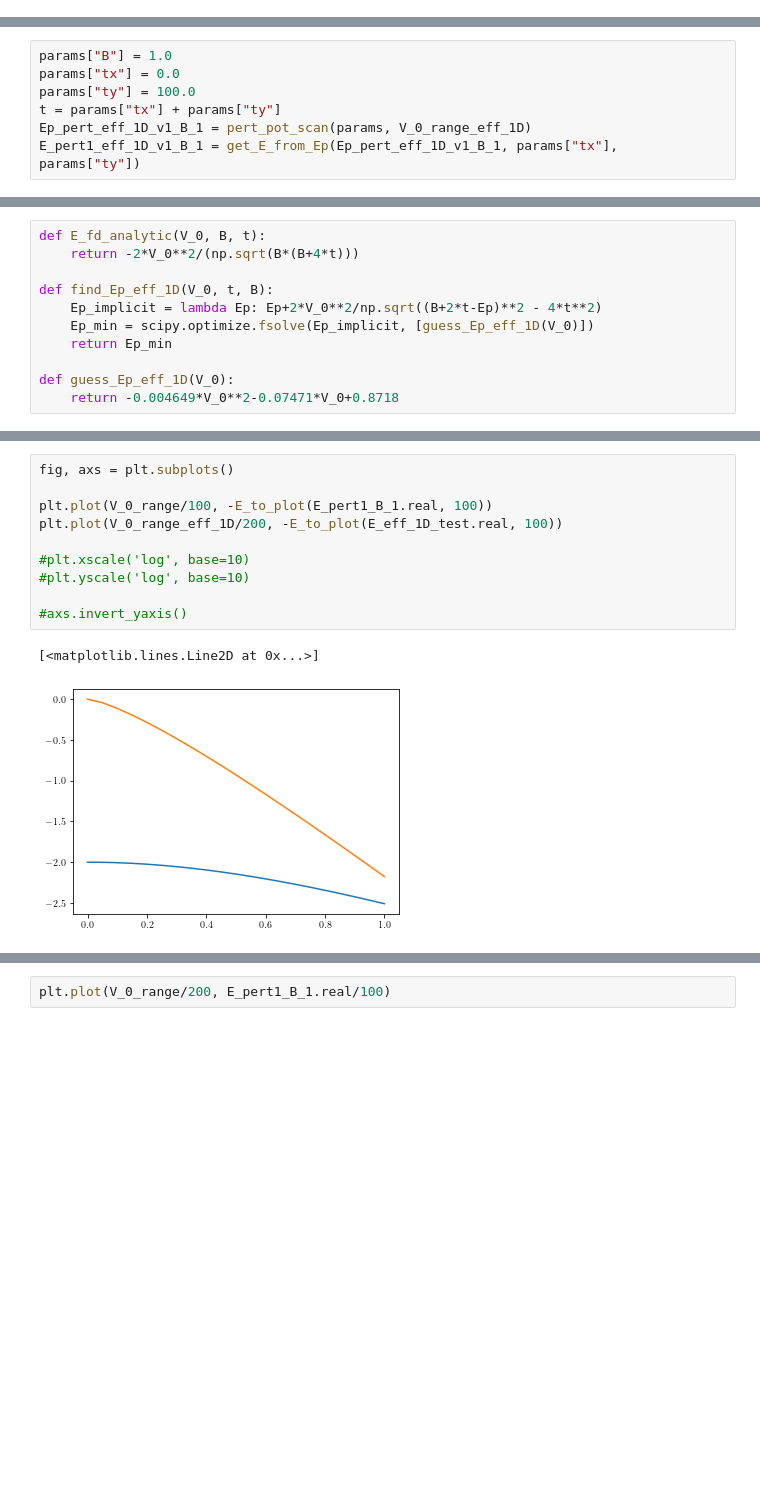
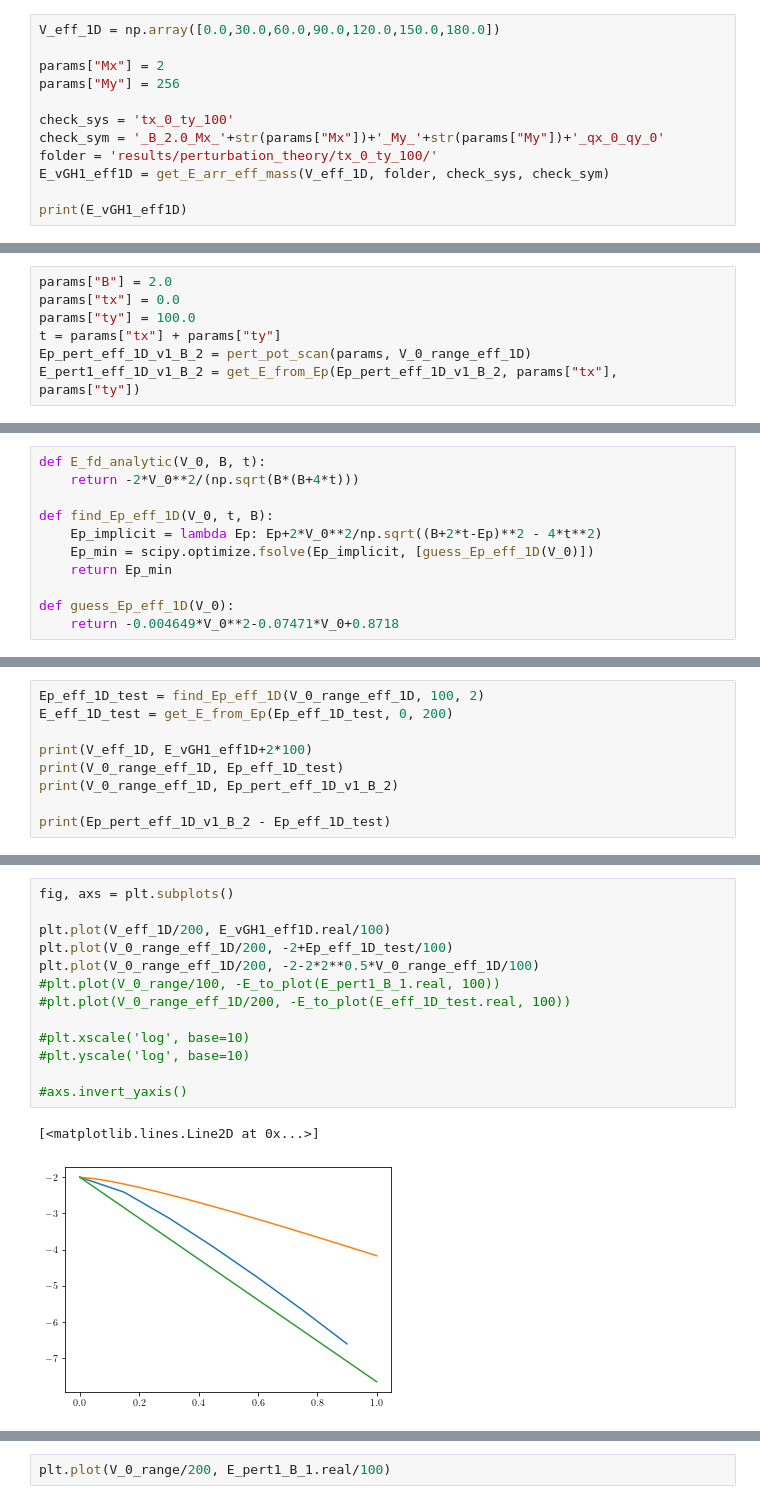
Before and after one commit to Progklui/rotor_lattice_models, a Jupyter notebook: perturbation_theory.ipynb, the cells around one changed output, grey strips where cells are left out. Cells and saved outputs as stored; diff of their text form; blank space fills up the shorter version.

Commit message:
some pert results

```diff
--- a/perturbation_theory.ipynb
+++ b/perturbation_theory.ipynb
@@ -807,0 +805,12 @@ plt.plot(V_0_eff_mass_range/t, eff_mass1_x_B_200)
+# %%
+V_eff_1D = np.array([0.0,30.0,60.0,90.0,120.0,150.0,180.0])
+
+params["Mx"] = 2
+params["My"] = 256
+
+check_sys = 'tx_0_ty_100'
+check_sym = '_B_2.0_Mx_'+str(params["Mx"])+'_My_'+str(params["My"])+'_qx_0_qy_0'
+folder = 'results/perturbation_theory/tx_0_ty_100/'
+E_vGH1_eff1D = get_E_arr_eff_mass(V_eff_1D, folder, check_sys, check_sym)
+
+print(E_vGH1_eff1D)
@@ -811,12 +839,12 @@ V_0_range2 = np.linspace(15,100,18)
 
 V_0_range_eff_1D = np.linspace(0,200,21) #np.append(V_0_range1, V_0_range2)
 # %%
-params["B"] = 1.0
+params["B"] = 2.0
 params["tx"] = 0.0
 params["ty"] = 100.0
 t = params["tx"] + params["ty"]
-Ep_pert_eff_1D_v1_B_1 = pert_pot_scan(params, V_0_range_eff_1D)
-E_pert1_eff_1D_v1_B_1 = get_E_from_Ep(Ep_pert_eff_1D_v1_B_1, params["tx"], params["ty"])
+Ep_pert_eff_1D_v1_B_2 = pert_pot_scan(params, V_0_range_eff_1D)
+E_pert1_eff_1D_v1_B_2 = get_E_from_Ep(Ep_pert_eff_1D_v1_B_2, params["tx"], params["ty"])
 # %% [output]
 Perturbative Calculations:
 V0 = 0.0 , E = 0j
@@ -851,0 +877,9 @@ E_eff_1D_test = get_E_from_Ep(Ep_eff_1D_test, params["tx"], params["ty"])
+# %%
+Ep_eff_1D_test = find_Ep_eff_1D(V_0_range_eff_1D, 100, 2)
+E_eff_1D_test = get_E_from_Ep(Ep_eff_1D_test, 0, 200)
+
+print(V_eff_1D, E_vGH1_eff1D+2*100)
+print(V_0_range_eff_1D, Ep_eff_1D_test)
+print(V_0_range_eff_1D, Ep_pert_eff_1D_v1_B_2)
+
+print(Ep_pert_eff_1D_v1_B_2 - Ep_eff_1D_test)
@@ -852,16 +904,19 @@ E_eff_1D_test = get_E_from_Ep(Ep_eff_1D_test, params["tx"], params["ty"])
 # %%
 fig, axs = plt.subplots()
 
-plt.plot(V_0_range/100, -E_to_plot(E_pert1_B_1.real, 100))
-plt.plot(V_0_range_eff_1D/200, -E_to_plot(E_eff_1D_test.real, 100))
+plt.plot(V_eff_1D/200, E_vGH1_eff1D.real/100)
+plt.plot(V_0_range_eff_1D/200, -2+Ep_eff_1D_test/100)
+plt.plot(V_0_range_eff_1D/200, -2-2*2**0.5*V_0_range_eff_1D/100)
+#plt.plot(V_0_range/100, -E_to_plot(E_pert1_B_1.real, 100))
+#plt.plot(V_0_range_eff_1D/200, -E_to_plot(E_eff_1D_test.real, 100))
 
 #plt.xscale('log', base=10)
 #plt.yscale('log', base=10)
 
 #axs.invert_yaxis()
 # %% [output]
 [<matplotlib.lines.Line2D at 0x...>]
-[figure, old version]
+[figure, new version]
 # %%
 fig, axs = plt.subplots()
 
```
Also changed, not shown: parts of 9 cells of this notebook, 6 other files.
